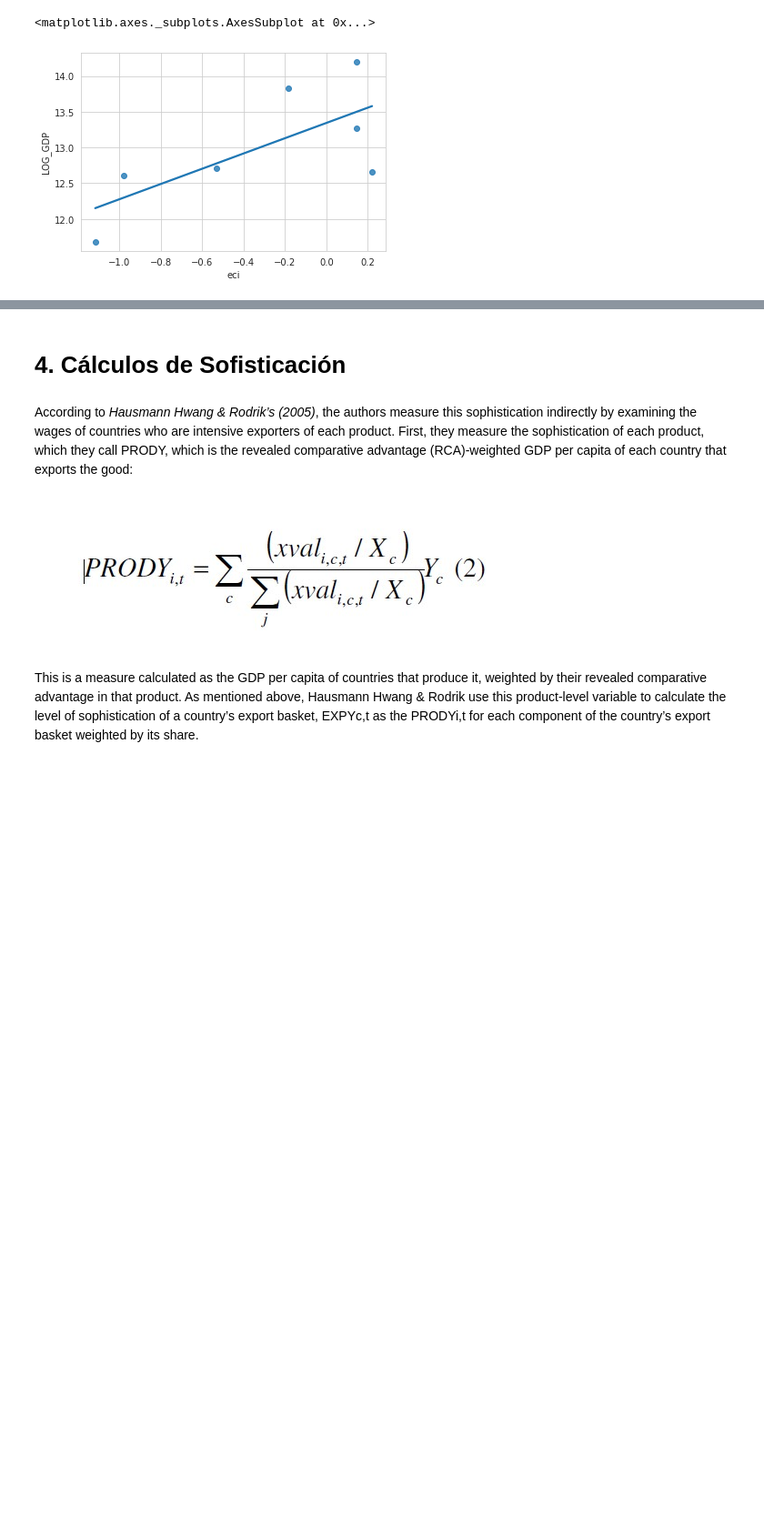
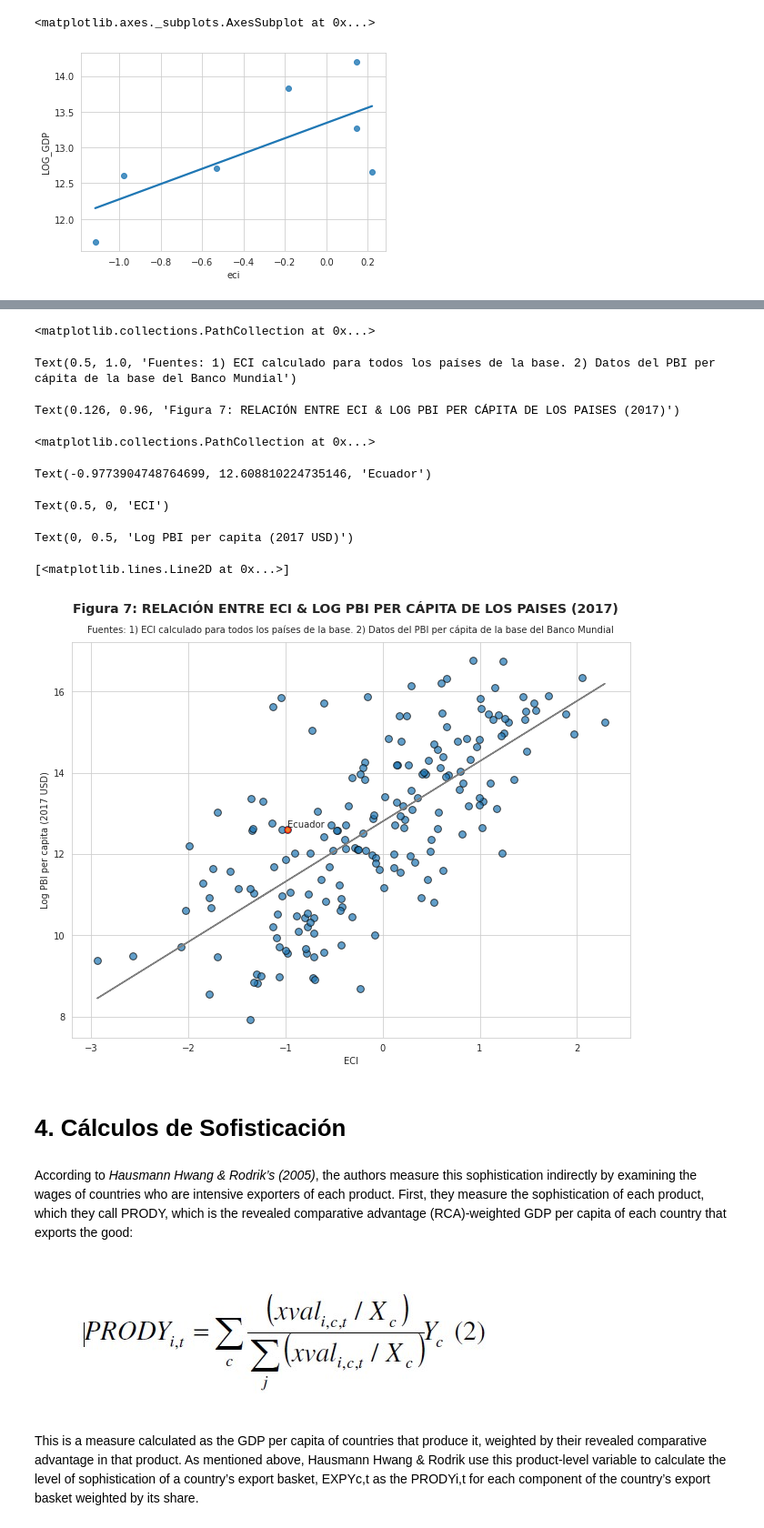
Before and after one commit to descandon88/Ecuador-Growth-data-set, a Jupyter notebook: analisisComplejidadEconomica.ipynb, the cells around one changed output, grey strips where cells are left out. Shown at 91% size. Saved outputs shown, nothing was run; the diff lists cells and outputs as text; code cells hidden in the pictures; blank space fills up the shorter version.

```diff
--- a/analisisComplejidadEconomica.ipynb
+++ b/analisisComplejidadEconomica.ipynb
@@ -1295,0 +1304,8 @@ sns.regplot(df_2017['eci'], df_2017['LOG_GDP'], ci=None)
+# %%
+def filtrarBaseGDPporAnios (data):
+  years = [2000,2001,2002,2003,2004,2005,2006,2007,2008,2009,2010,2011,2012,2013,2014,2015,2016,2017,2018,2019]
+  data_filtered = data[(data['year'].isin(years))].copy()
+  return data_filtered
+
+df_gdppc_mundo=filtrarBaseGDPporAnios(df_gdppc_countries).copy()
+df_gdppc_mundo.sample(n=5)
@@ -1295,0 +1319,9 @@ sns.regplot(df_2017['eci'], df_2017['LOG_GDP'], ci=None)
+# %%
+df_gdp_world = pd.merge(df_gdppc_mundo, df_eci_mundo[['year','country_name','eci']],how='inner', on=['country_name','year']).copy()
+# df_tmp_gdp.head()
+result_world=df_gdp_world.groupby(['year','country_name','eci','gdp_per_capita'], as_index=False).count()
+# resultado.head()
+result_world['LOG_GDP'] = np.log2(result_world['gdp_per_capita']).copy()
+
+dfw_2017 = result_world[ (result_world['year']==2017)].copy()
+dfw_2017.head()
@@ -1296,3 +1335,56 @@ sns.regplot(df_2017['eci'], df_2017['LOG_GDP'], ci=None)
+# %%
+# Initialize layout
+fig, ax = plt.subplots(figsize = (11, 8))
+
+zw=dfw_2017['eci']
+yw=dfw_2017['LOG_GDP']
+nw=dfw_2017['country_name']
+# Add scatterplot
+# fig, ax = plt.subplots()
+
+plt.scatter(zw, yw, s=60, alpha=0.7, edgecolors="k",cmap='gray');
+
+# plt.scatter(random(10), random(10), marker='d',
+#                     color=colors[0],label='Label 5')
+
+mw, bw = np.polyfit(dfw_2017['eci'], dfw_2017['LOG_GDP'], 1)
+# plt.title("Figura 7: RELACIÓN ENTRE ECI Y LOG PBI PER CÁPITA (2017)",fontsize=12,fontweight="bold")
+plt.title('Fuentes: 1) ECI calculado para todos los países de la base. 2) Datos del PBI per cápita de la base del Banco Mundial',  fontsize=10,
+    pad=10,
+    loc="center")
+plt.suptitle(
+    "Figura 7: RELACIÓN ENTRE ECI & LOG PBI PER CÁPITA DE LOS PAISES (2017)",
+    fontsize=14,
+    fontweight="bold",
+    x=0.126,
+    y=0.96,
+    ha="left",  wrap=True,
+)
+
+# Se añade el label y el color sólo a Ecuador.
+for (zi, yi,ni) in zip(zw, yw,nw):
+        if ni == "Ecuador":
+          plt.scatter(zi, yi, alpha=0.9, edgecolors="r",cmap='red')
+          plt.text(zi, yi, ni, va='bottom', ha='left')
+
+
+
+plt.xlabel('ECI')
+plt.ylabel('Log PBI per capita (2017 USD)')
+
+
+
+plt.plot(dfw_2017['eci'], mw*dfw_2017['eci']+bw, color='gray')
+# %% [output]
+<matplotlib.collections.PathCollection at 0x...>
+Text(0.5, 1.0, 'Fuentes: 1) ECI calculado para todos los países de la base. 2) Datos del PBI per cápita de la base del Banco Mundial')
+Text(0.126, 0.96, 'Figura 7: RELACIÓN ENTRE ECI & LOG PBI PER CÁPITA DE LOS PAISES (2017)')
+<matplotlib.collections.PathCollection at 0x...>
+Text(-0.9773904748764699, 12.608810224735146, 'Ecuador')
+Text(0.5, 0, 'ECI')
+Text(0, 0.5, 'Log PBI per capita (2017 USD)')
+[<matplotlib.lines.Line2D at 0x...>]
+[figure, added]
 # %% [markdown]
 # 4. Cálculos de Sofisticación
 # %% [markdown]
```
Also changed, not shown: parts of 14 cells of this notebook.
